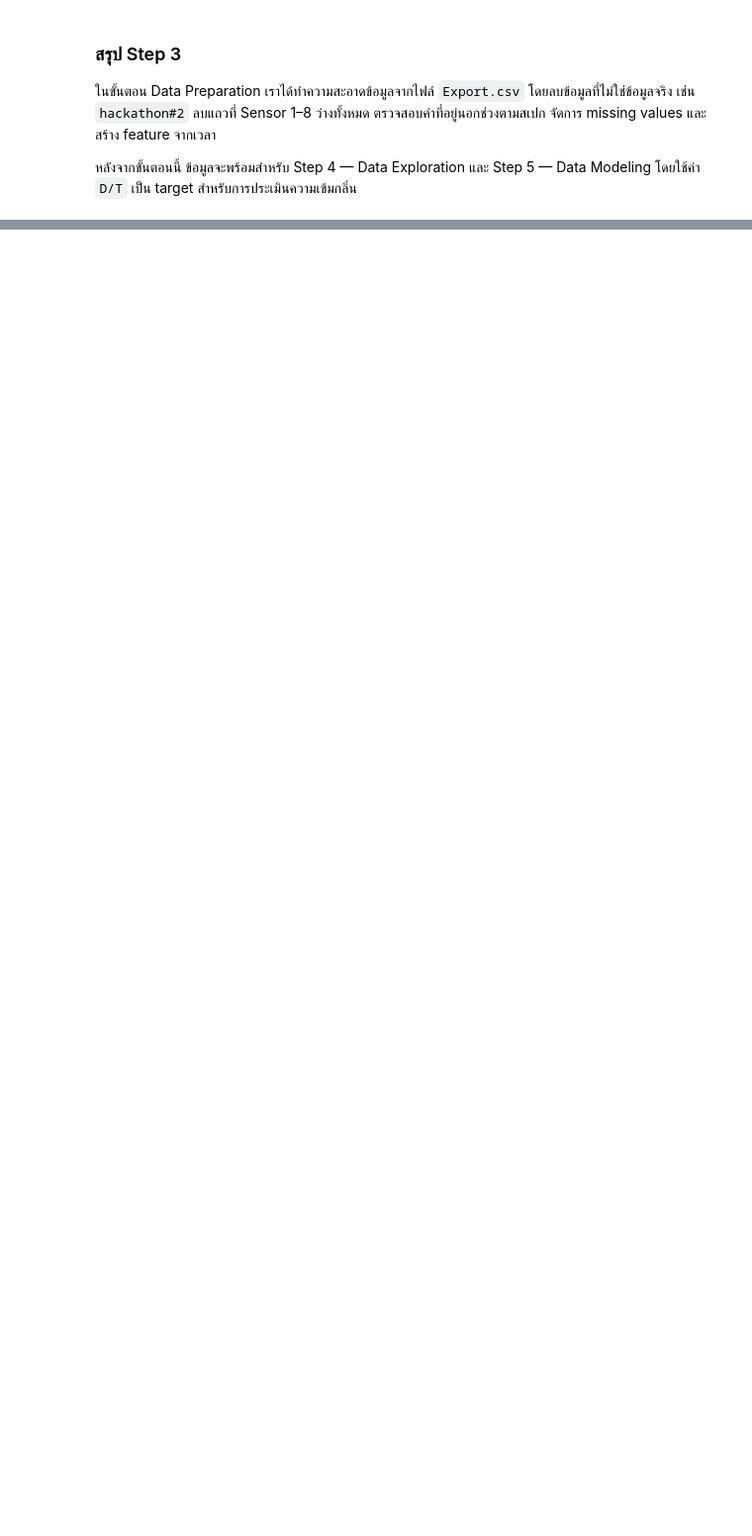
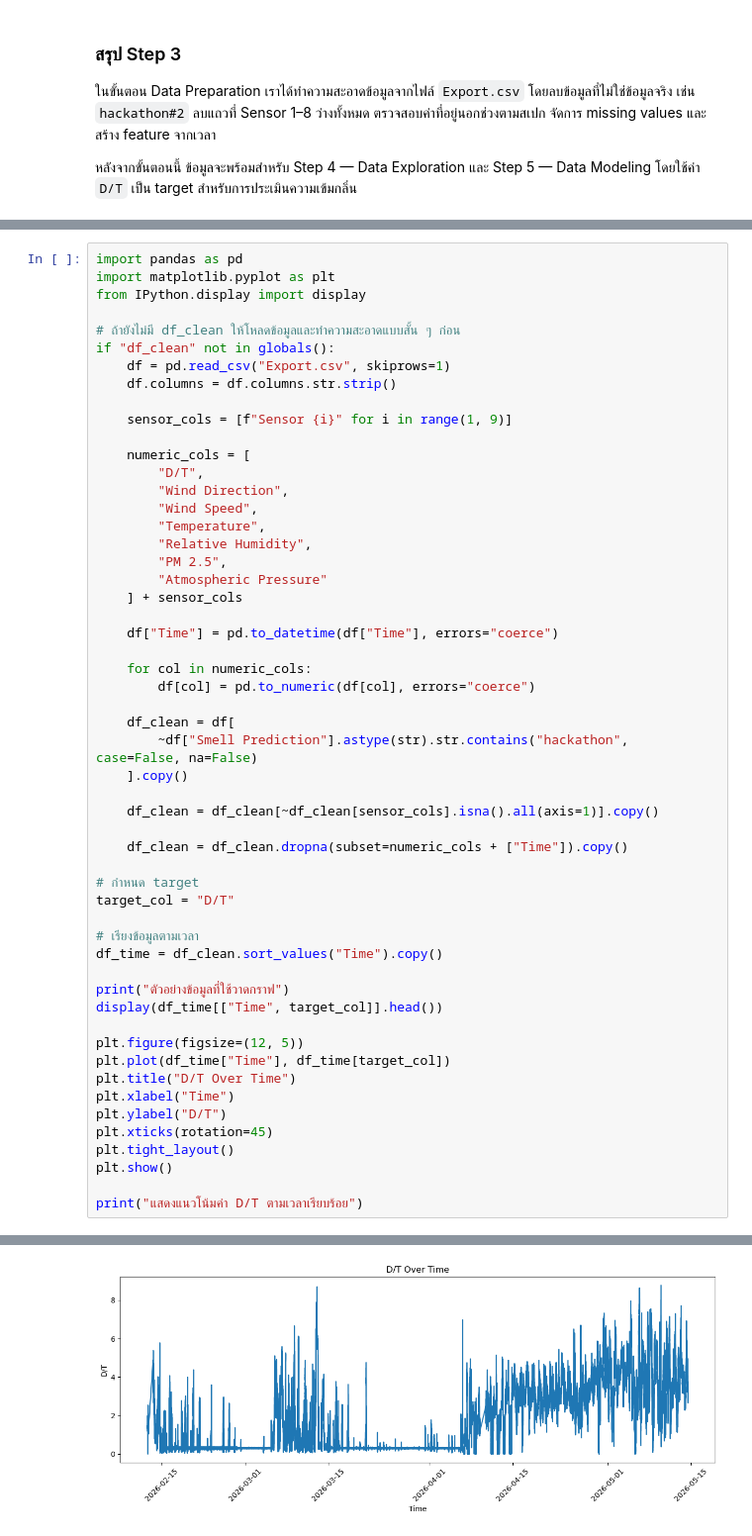
Before and after one commit to Panussu/HackathonGroup3, a Jupyter notebook: enose_analysis.ipynb, the cells around one changed output, grey strips where cells are left out. Shown at 99% size. Cells and saved outputs as stored; diff of their text form; blank space fills up the shorter version.

```diff
--- a/enose_analysis.ipynb
+++ b/enose_analysis.ipynb
@@ -387,0 +679,55 @@ display(df_clean["D/T"].describe().to_frame("D/T"))
+# %%
+import pandas as pd
+import matplotlib.pyplot as plt
+from IPython.display import display
+
+# ถ้ายังไม่มี df_clean ให้โหลดข้อมูลและทำความสะอาดแบบสั้น ๆ ก่อน
+if "df_clean" not in globals():
+    df = pd.read_csv("Export.csv", skiprows=1)
+    df.columns = df.columns.str.strip()
+
+    sensor_cols = [f"Sensor {i}" for i in range(1, 9)]
+
+    numeric_cols = [
+        "D/T",
+        "Wind Direction",
+        "Wind Speed",
+        "Temperature",
+        "Relative Humidity",
+        "PM 2.5",
+        "Atmospheric Pressure"
+    ] + sensor_cols
+
+    df["Time"] = pd.to_datetime(df["Time"], errors="coerce")
+
+    for col in numeric_cols:
+        df[col] = pd.to_numeric(df[col], errors="coerce")
+
+    df_clean = df[
+        ~df["Smell Prediction"].astype(str).str.contains("hackathon", case=False, na=False)
+    ].copy()
+
+    df_clean = df_clean[~df_clean[sensor_cols].isna().all(axis=1)].copy()
+
+    df_clean = df_clean.dropna(subset=numeric_cols + ["Time"]).copy()
+
+# กำหนด target
+target_col = "D/T"
+
+# เรียงข้อมูลตามเวลา
+df_time = df_clean.sort_values("Time").copy()
+
+print("ตัวอย่างข้อมูลที่ใช้วาดกราฟ")
+display(df_time[["Time", target_col]].head())
+
+plt.figure(figsize=(12, 5))
+plt.plot(df_time["Time"], df_time[target_col])
+plt.title("D/T Over Time")
+plt.xlabel("Time")
+plt.ylabel("D/T")
+plt.xticks(rotation=45)
+plt.tight_layout()
+plt.show()
+
+print("แสดงแนวโน้มค่า D/T ตามเวลาเรียบร้อย")
+# %% [output]
@@ -387,0 +741 @@ display(df_clean["D/T"].describe().to_frame("D/T"))
+[figure, added]
```
Also changed, not shown: parts of 32 cells of this notebook.
